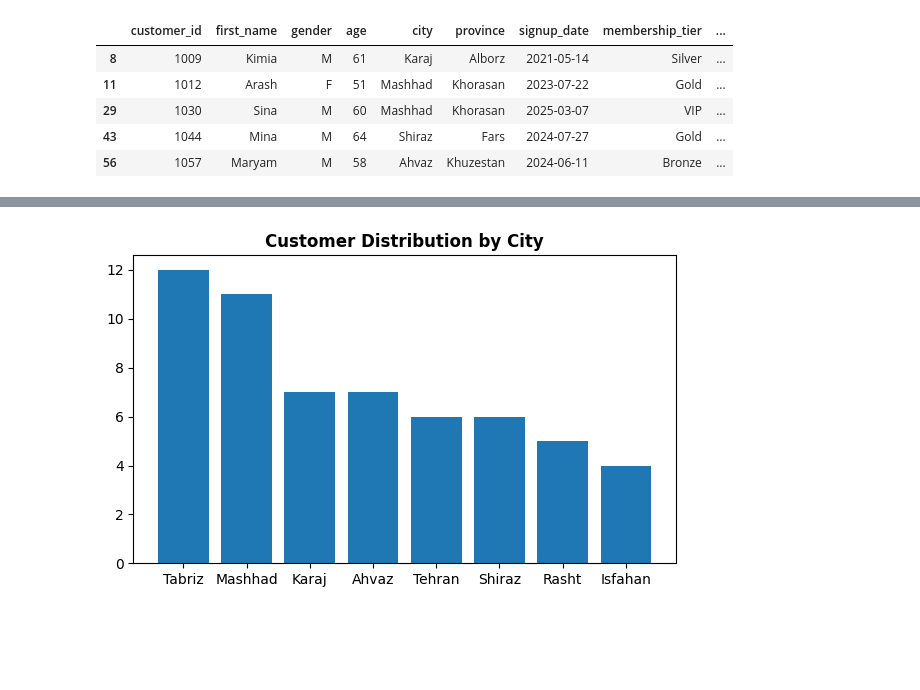
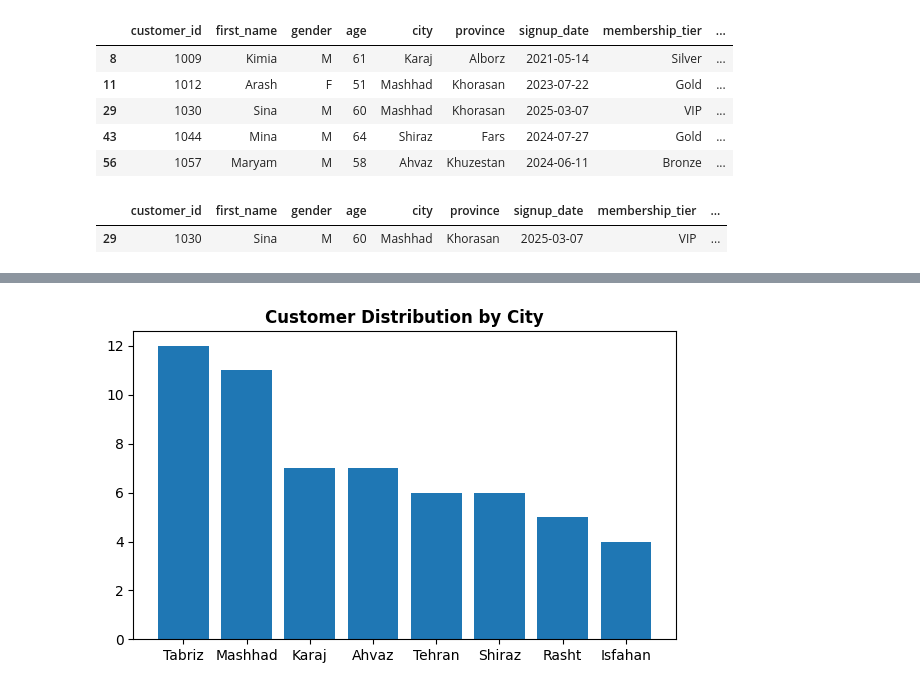
Before and after one commit to Fatemenamdar20/project-01-data-cleaning-fatemenamdarlo, a Jupyter notebook: data_cleaning.ipynb, the cells around one changed output, grey strips where cells are left out. Cells and saved outputs as stored; diff of their text form; code cells hidden in the pictures; blank space fills up the shorter version.

```diff
--- a/data_cleaning.ipynb
+++ b/data_cleaning.ipynb
@@ -272,0 +275,6 @@ df.loc[df["customer_id"] == 1030, "total_spending"] = 4079.14
+# %%
+l = df.loc[df["customer_id"] == 1030]
+l
+# %% [output]
+|  | customer_id | first_name | gender | age | city | province | signup_date | membership_tier | ... |
+| 29 | 1030 | Sina | M | 60 | Mashhad | Khorasan | 2025-03-07 | VIP | ... |
```
Also changed, not shown: parts of 10 cells of this notebook, 1 other file.
